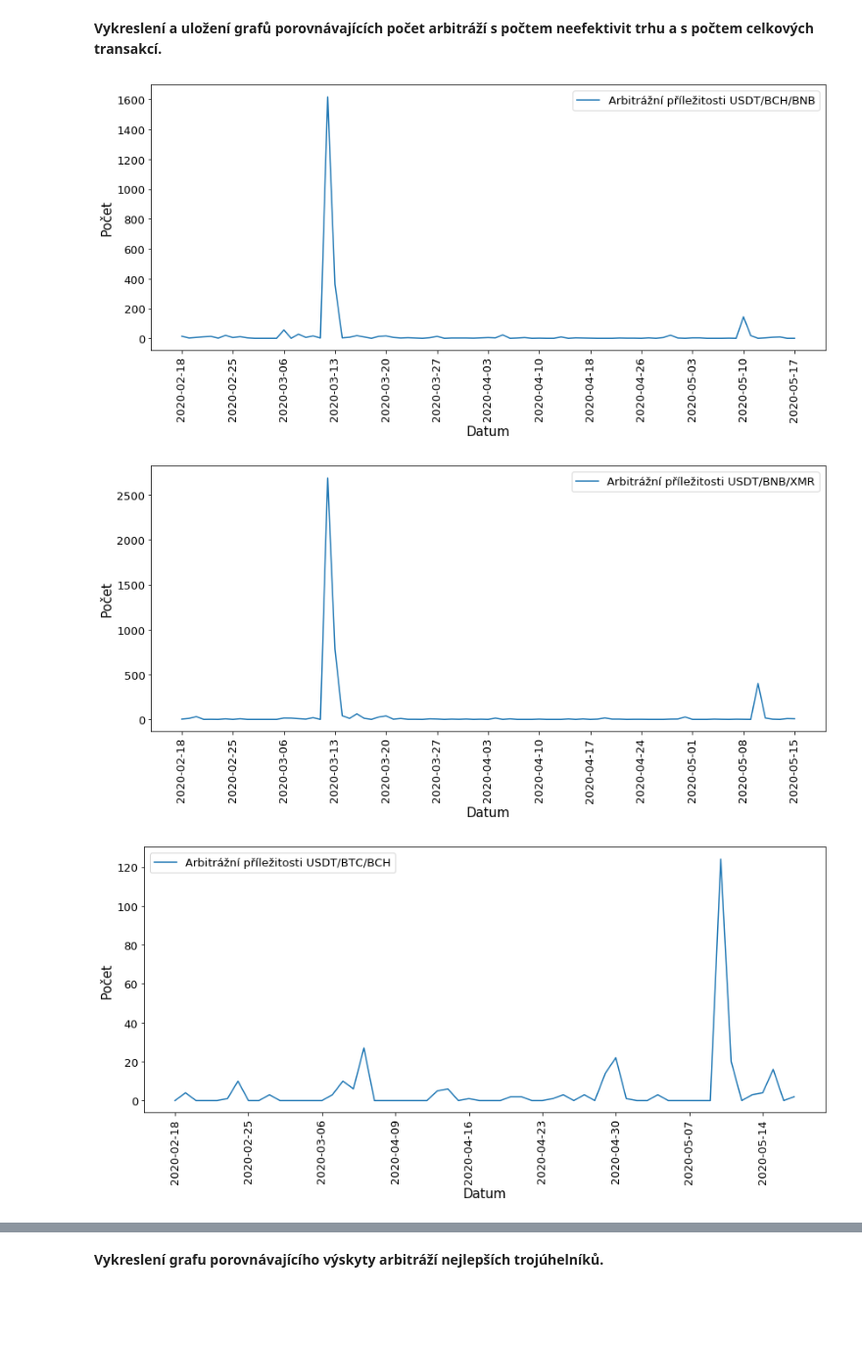
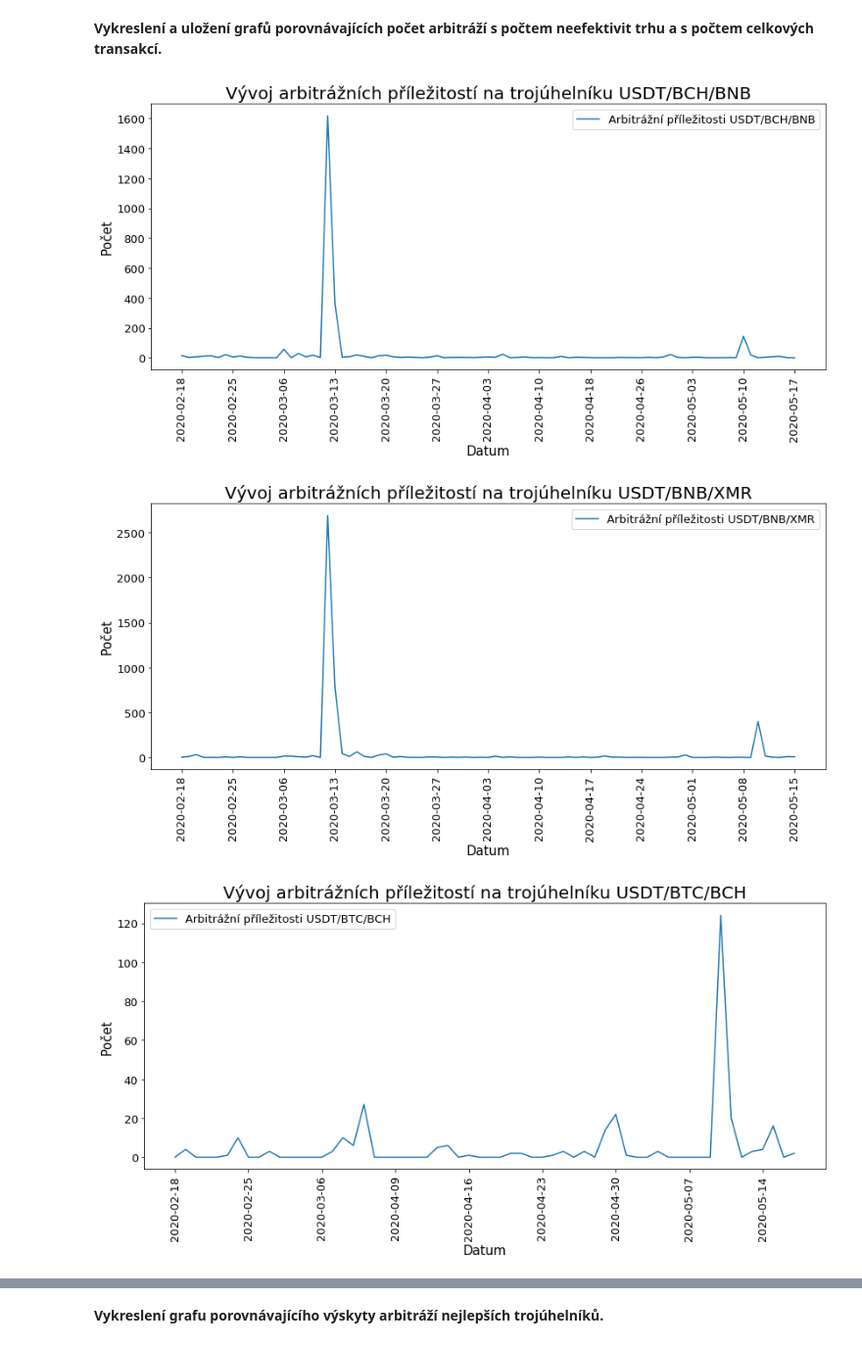
Before and after one commit to zidcenek/Arbitrage-Opportunities-in-Cryptocurrencies-, a Jupyter notebook: statistics/statistics.ipynb, the cells around one changed output, grey strips where cells are left out. Shown at 98% size. Saved outputs shown, nothing was run; the diff lists cells and outputs as text; code cells hidden in the pictures; blank space fills up the shorter version.

```diff
--- a/statistics/statistics.ipynb
+++ b/statistics/statistics.ipynb
@@ -506,11 +506,11 @@ for directory in fetch_directories(path):
 #     print(strftime("%H:%M:%S", gmtime(opportunity['pairs'][0]['timestamp'])))
 #     print(opportunity['supply_gain'], opportunity['demand_gain'])
 # %%
-# p = "./output_data/USDTBTCTRX/"
-# for file in fetch_files(p):
-#     print(file)
-#     with open(p+file) as f:
-#         tmp = json.loads(f.read())
-#     tmp = tmp['arbitrage_stats']
-#     if len(tmp):
-#         print(np.max([x['demand_gain'] + x['supply_gain'] for x in tmp]))
+p = "./output_data/USDTBTCEOS/"
+for file in fetch_files(p):
+    print(file)
+    with open(p+file) as f:
+        tmp = json.loads(f.read())
+    tmp = tmp['arbitrage_stats']
+    if len(tmp):
+        print(np.max([x['demand_gain'] + x['supply_gain'] for x in tmp]))
@@ -1166,20 +1186,20 @@ for triangle in best_triangles:
 # %%
 for triangle in best_triangles:
     values = triangle.get_arbitrages_counts()
     fig, ax = plt.subplots()
     fig.set_size_inches(12, 6)
     ax.plot(*zip(*sorted(dict(zip(values[3], values[0])).items())), label='Arbitrážní příležitosti ' + triangle.formatted_name)
     ax.set_xticks(range(0, len(values[3]), 7))
     ax.legend(fontsize=13)
     plt.xticks(rotation=90, fontsize=13)
     plt.yticks(fontsize=13)
     plt.ylabel("Počet", fontsize=15)
     plt.xlabel("Datum", fontsize=15)
     plt.tight_layout()
-#     plt.title('Vývoj arbitrážních příležitostí na trojúhelníku ' + triangle.formatted_name, fontsize=title_font_size)
     plt.savefig(os.path.join('images/occurences_arbitrage_' + triangle.name + '.png'), dpi=300, format='png')
+    plt.title('Vývoj arbitrážních příležitostí na trojúhelníku ' + triangle.formatted_name, fontsize=title_font_size)
     plt.show()
 # %% [output]
-[figure, old version]
+[figure, new version]
-[figure, old version]
+[figure, new version]
-[figure, old version]
+[figure, new version]
```
Also changed, not shown: parts of 19 cells of this notebook, 32 other files.
